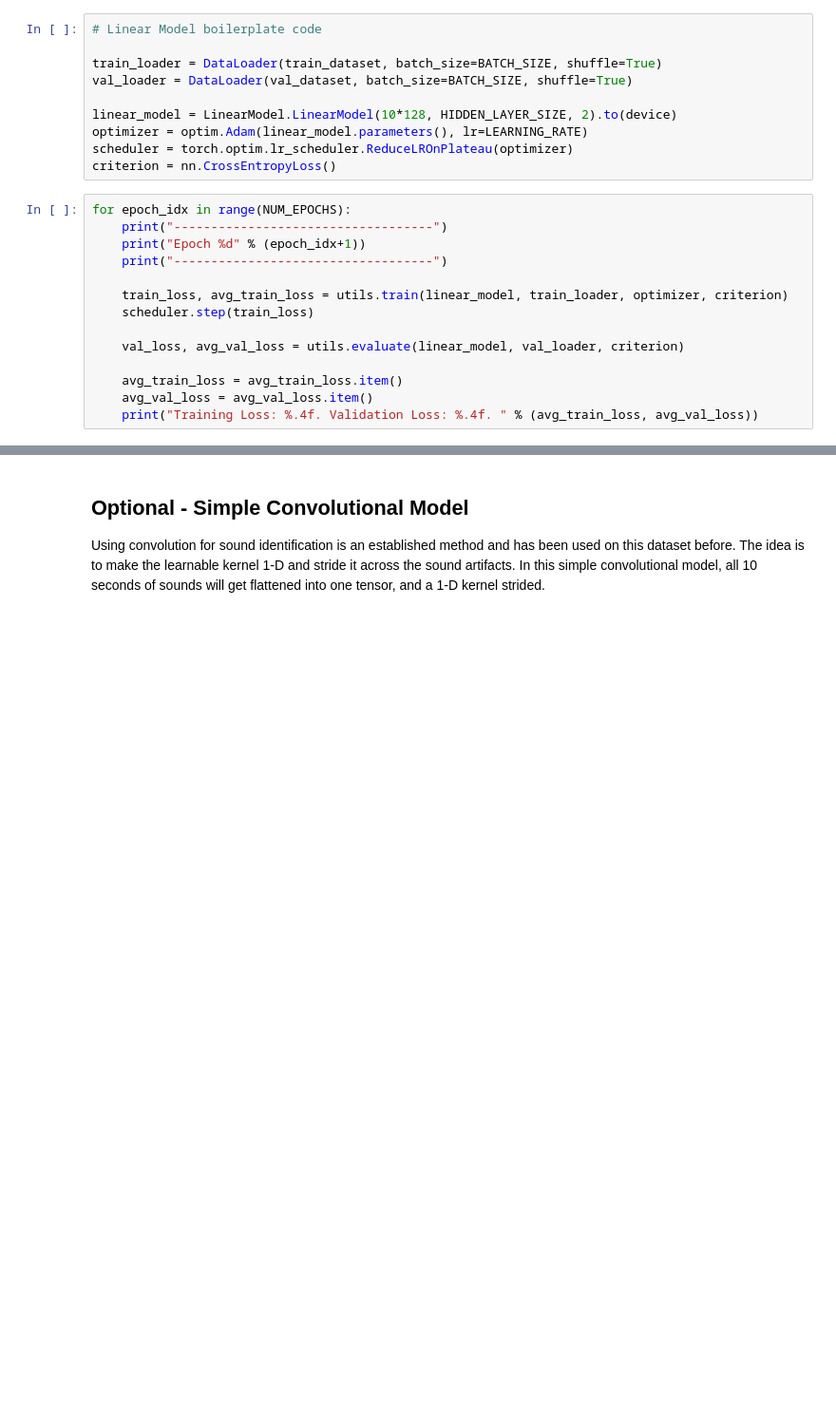
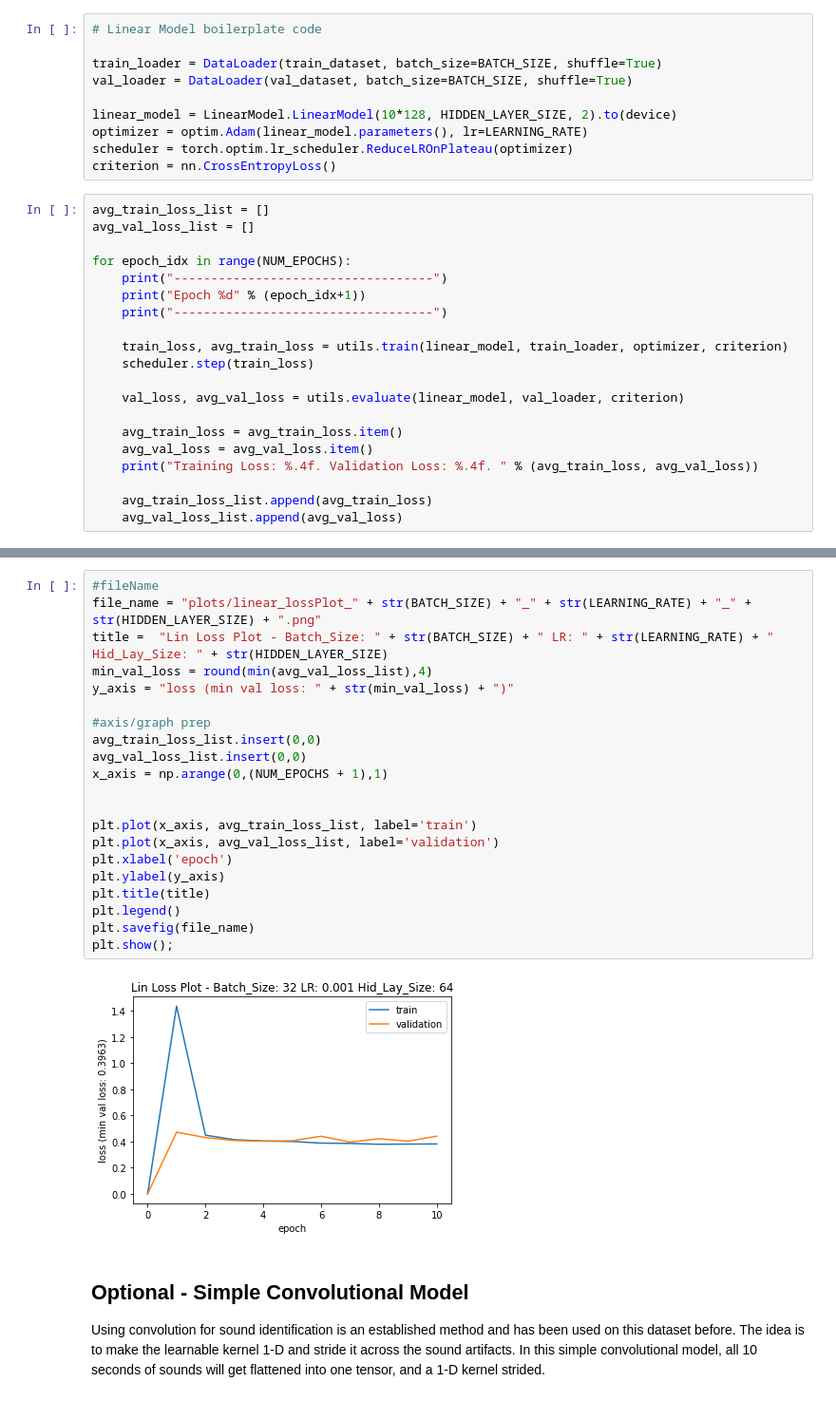
Before and after one commit to michaelmarzec/cs7643_final_audioClassification, a Jupyter notebook: cs7643_final_project.ipynb, the cells around one changed output, grey strips where cells are left out. Shown: that part at 95% size. Cells and saved outputs as stored; diff of their text form; blank space fills up the shorter version.

Commit message:
loss plots + recurrent prep

```diff
--- a/cs7643_final_project.ipynb
+++ b/cs7643_final_project.ipynb
@@ -179,6 +205,9 @@ optimizer = optim.Adam(linear_model.parameters(), lr=LEARNING_RATE)
 scheduler = torch.optim.lr_scheduler.ReduceLROnPlateau(optimizer)
 criterion = nn.CrossEntropyLoss()
 # %%
+avg_train_loss_list = []
+avg_val_loss_list = []
+
 for epoch_idx in range(NUM_EPOCHS):
     print("-----------------------------------")
     print("Epoch %d" % (epoch_idx+1))
@@ -192,6 +221,9 @@ for epoch_idx in range(NUM_EPOCHS):
     avg_train_loss = avg_train_loss.item()
     avg_val_loss = avg_val_loss.item()
     print("Training Loss: %.4f. Validation Loss: %.4f. " % (avg_train_loss, avg_val_loss))
+
+    avg_train_loss_list.append(avg_train_loss)
+    avg_val_loss_list.append(avg_val_loss)
 # %% [output]
 -----------------------------------
 Epoch 1
@@ -236,3 +268,26 @@ Training Loss: 0.3873. Validation Loss: 0.4058.
+# %%
+#fileName
+file_name = "plots/linear_lossPlot_" + str(BATCH_SIZE) + "_" + str(LEARNING_RATE) + "_" + str(HIDDEN_LAYER_SIZE) + ".png"
+title =  "Lin Loss Plot - Batch_Size: " + str(BATCH_SIZE) + " LR: " + str(LEARNING_RATE) + " Hid_Lay_Size: " + str(HIDDEN_LAYER_SIZE)
+min_val_loss = round(min(avg_val_loss_list),4)
+y_axis = "loss (min val loss: " + str(min_val_loss) + ")"
+
+#axis/graph prep
+avg_train_loss_list.insert(0,0)
+avg_val_loss_list.insert(0,0)
+x_axis = np.arange(0,(NUM_EPOCHS + 1),1)
+
+
+plt.plot(x_axis, avg_train_loss_list, label='train')
+plt.plot(x_axis, avg_val_loss_list, label='validation')
+plt.xlabel('epoch')
+plt.ylabel(y_axis)
+plt.title(title)
+plt.legend()
+plt.savefig(file_name)
+plt.show();
+# %% [output]
+[figure, added]
 # %% [markdown]
 ## Optional - Simple Convolutional Model
 
```
Also changed, not shown: parts of 8 cells of this notebook, 2 other files.
